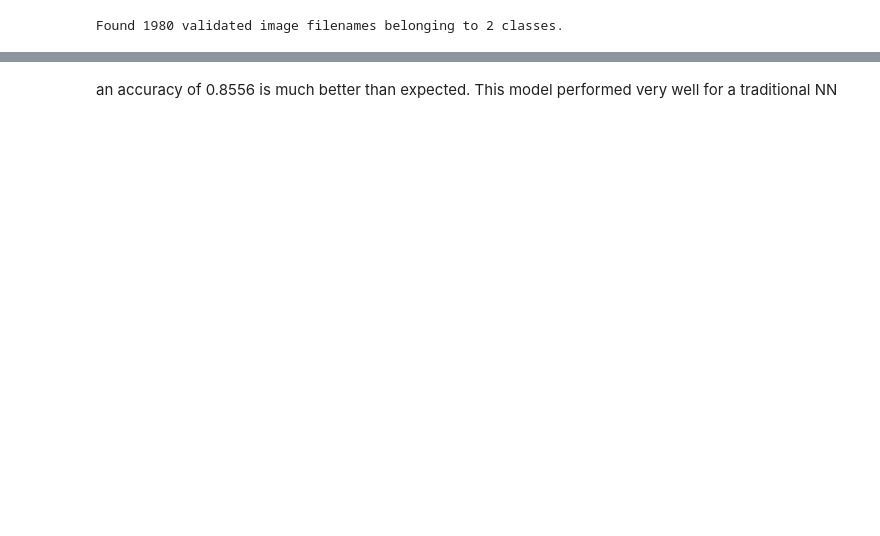
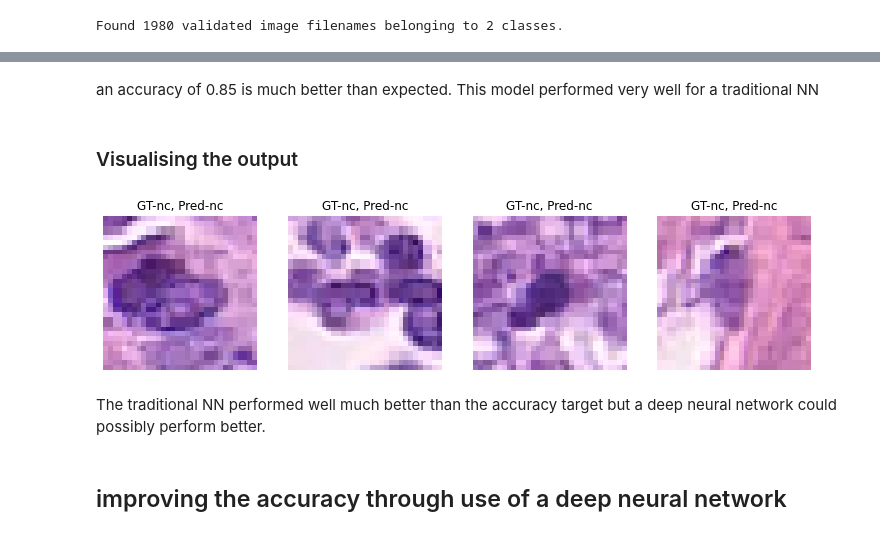
Before and after one commit to Iyer-Vijay/Image-Classification-Nuclei-Cancer-Cell, a Jupyter notebook: a2.ipynb, the cells around one changed output, grey strips where cells are left out. Drawn from its saved outputs; the diff is of its cells as text; code cells hidden in the pictures; blank space fills up the shorter version.

```diff
--- a/a2.ipynb
+++ b/a2.ipynb
@@ -227,2 +227,29 @@ model.evaluate(test_generator)
 # %% [markdown]
-an accuracy of 0.8556 is much better than expected. This model performed very well for a traditional NN
+an accuracy of 0.85 is much better than expected. This model performed very well for a traditional NN
+# %% [markdown]
+### Visualising the output
+# %%
+label_names = {'nc' : 0, 'c' : 1}
+# %%
+d_inv = {v: k for k, v in label_names.items()}
+plt.figure(figsize=(16,4))
+batches = 0
+for x,y in test_generator:
+        batches = batches + 1
+        y_hat = model.predict(x, verbose=0)
+        x = np.squeeze(x)
+        if batches < 5:
+            plt.subplot(1,5,batches)
+            plt.imshow(x)
+            plt.title("GT-{}, Pred-{}".format(d_inv[np.argmax(y[0])], d_inv[np.argmax(y_hat[0])] ))
+
+        else:
+            break
+
+        plt.axis('off')
+# %% [output]
+[figure, added]
+# %% [markdown]
+The traditional NN performed well much better than the accuracy target but a deep neural network could possibly perform better.
+# %% [markdown]
+## improving the accuracy through use of a deep neural network
```
Also changed, not shown: parts of 9 cells of this notebook.
